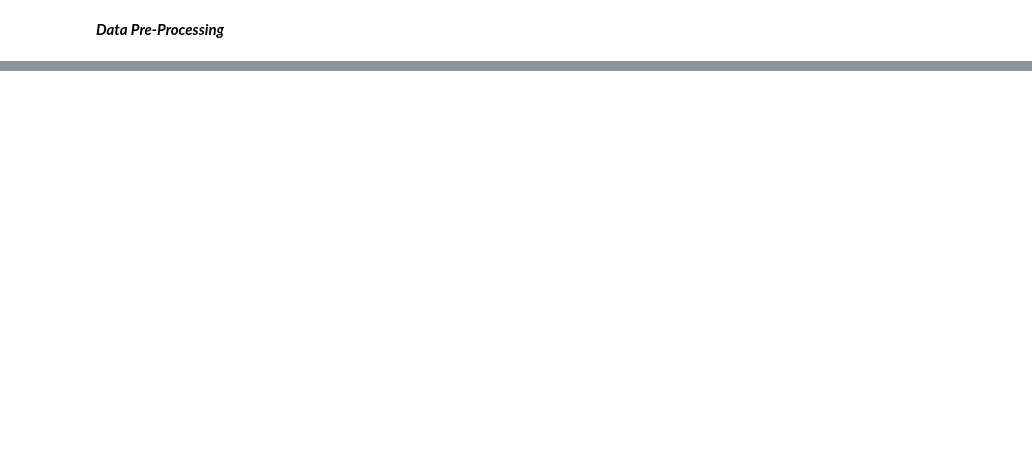
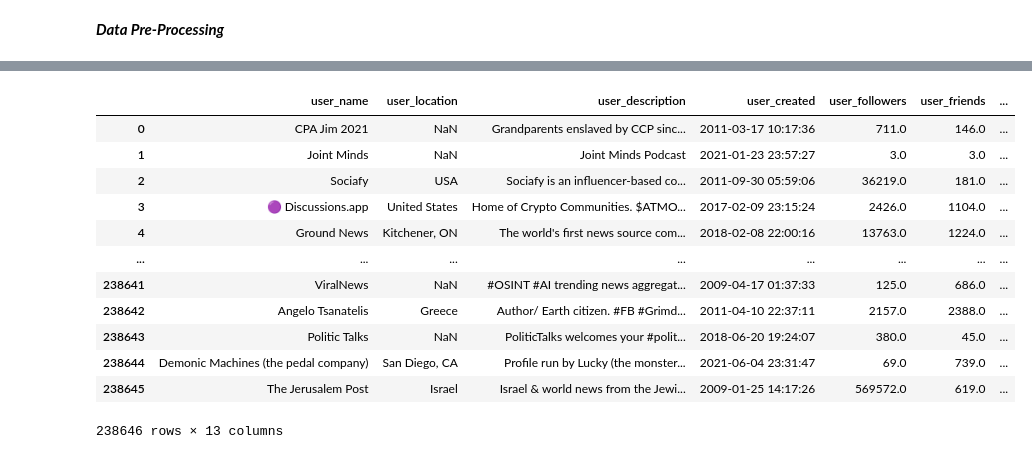
Before and after one commit to jfassett1/capstone, a Jupyter notebook: EDA.ipynb, the cells around one changed output, grey strips where cells are left out. Drawn from its saved outputs; the diff is of its cells as text; code cells hidden in the pictures; blank space fills up the shorter version.

```diff
--- a/EDA.ipynb
+++ b/EDA.ipynb
@@ -56,0 +58,16 @@ See the caveats in the documentation: https://pandas.pydata.org/pandas-docs/stab
+# %%
+genuine
+# %% [output]
+|  | user_name | user_location | user_description | user_created | user_followers | user_friends | ... |
+| 0 | CPA Jim 2021 | NaN | Grandparents enslaved by CCP sinc... | 2011-03-17 10:17:36 | 711.0 | 146.0 | ... |
+| 1 | Joint Minds | NaN | Joint Minds Podcast | 2021-01-23 23:57:27 | 3.0 | 3.0 | ... |
+| 2 | Sociafy | USA | Sociafy is an influencer-based co... | 2011-09-30 05:59:06 | 36219.0 | 181.0 | ... |
+| 3 | 🟣 Discussions.app | United States | Home of Crypto Communities. $ATMO... | 2017-02-09 23:15:24 | 2426.0 | 1104.0 | ... |
+| 4 | Ground News | Kitchener, ON | The world's first news source com... | 2018-02-08 22:00:16 | 13763.0 | 1224.0 | ... |
+| ... | ... | ... | ... | ... | ... | ... | ... |
+| 238641 | ViralNews | NaN | #OSINT #AI trending news aggregat... | 2009-04-17 01:37:33 | 125.0 | 686.0 | ... |
+| 238642 | Angelo Tsanatelis | Greece | Author/ Earth citizen. #FB #Grimd... | 2011-04-10 22:37:11 | 2157.0 | 2388.0 | ... |
+| 238643 | Politic Talks | NaN | PoliticTalks welcomes your #polit... | 2018-06-20 19:24:07 | 380.0 | 45.0 | ... |
+| 238644 | Demonic Machines (the pedal company) | San Diego, CA | Profile run by Lucky (the monster... | 2021-06-04 23:31:47 | 69.0 | 739.0 | ... |
+| 238645 | The Jerusalem Post | Israel | Israel & world news from the Jewi... | 2009-01-25 14:17:26 | 569572.0 | 619.0 | ... |
+238646 rows × 13 columns
```
Also changed, not shown: parts of 18 cells of this notebook.
